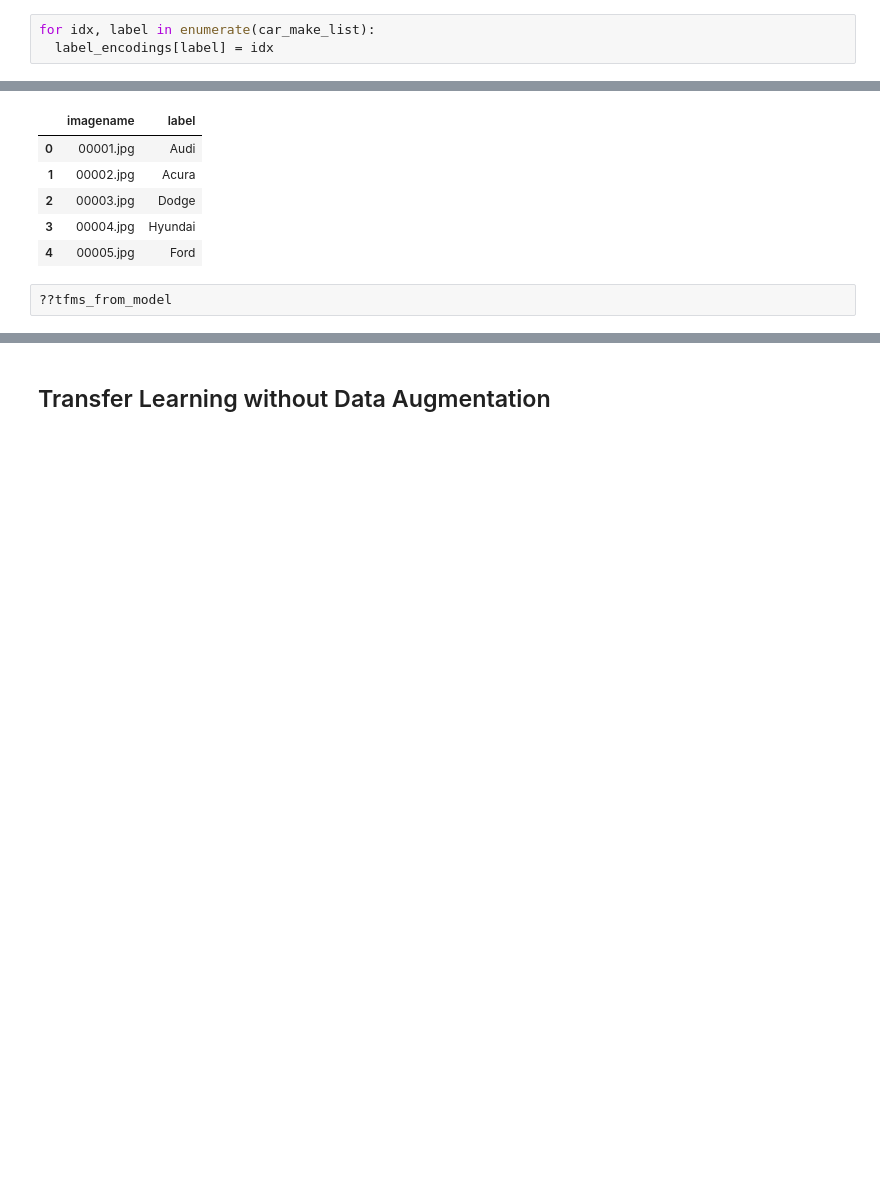
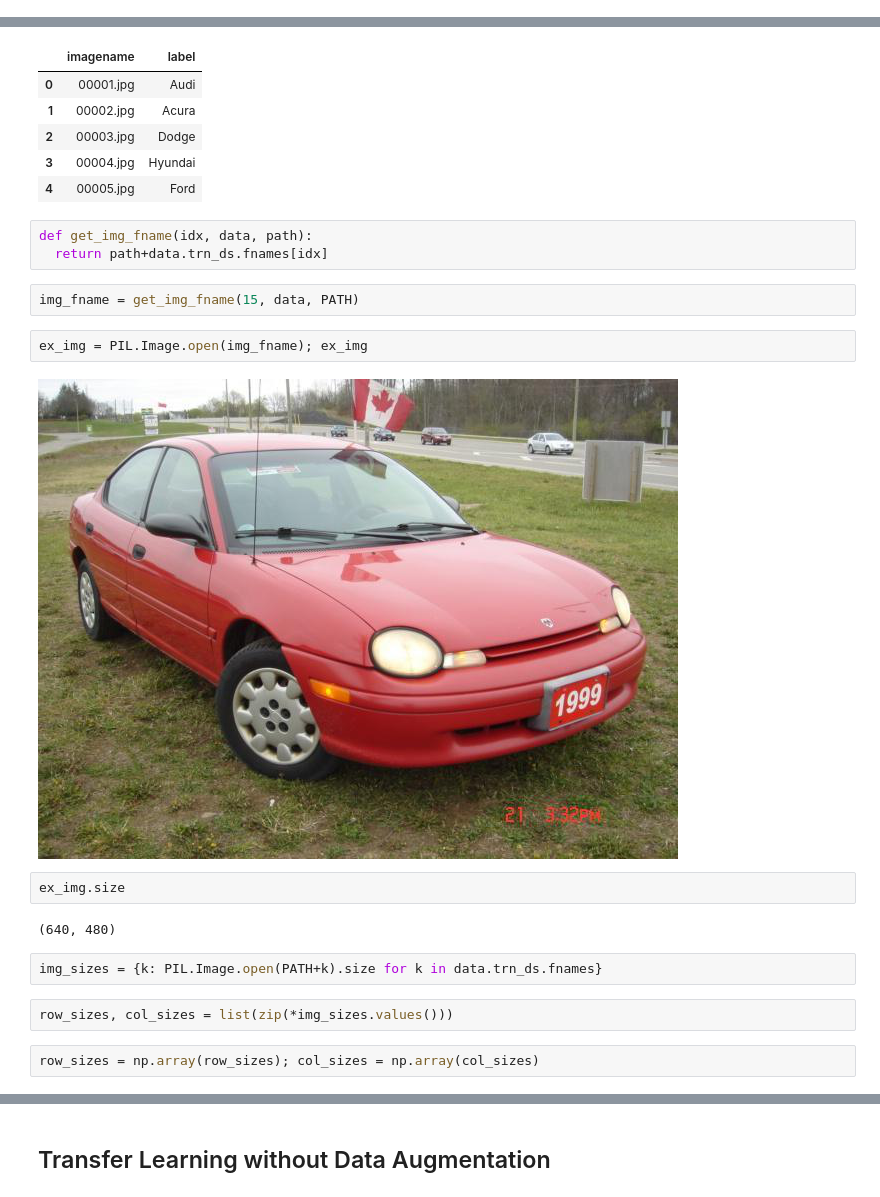
Before and after one commit to AlaaALatif/carnet, a Jupyter notebook: carnet.ipynb, the cells around one changed output, grey strips where cells are left out. Cells and saved outputs as stored; diff of their text form; blank space fills up the shorter version.

Commit message:
clean up, added data analysis and resnext sections

```diff
--- a/carnet.ipynb
+++ b/carnet.ipynb
@@ -296,6 +261,3 @@ label_encodings = {}
-# %%
-for idx, label in enumerate(car_make_list):
-  label_encodings[label] = idx
 # %%
 label_encodings
 # %% [output]
@@ -362,5 +324,22 @@ label_df.head()
 | 2 | 00003.jpg | Dodge |
 | 3 | 00004.jpg | Hyundai |
 | 4 | 00005.jpg | Ford |
-# %%
-??tfms_from_model
+# %%
+def get_img_fname(idx, data, path):
+  return path+data.trn_ds.fnames[idx]
+# %%
+img_fname = get_img_fname(15, data, PATH)
+# %%
+ex_img = PIL.Image.open(img_fname); ex_img
+# %% [output]
+[figure, added]
+# %%
+ex_img.size
+# %% [output]
+(640, 480)
+# %%
+img_sizes = {k: PIL.Image.open(PATH+k).size for k in data.trn_ds.fnames}
+# %%
+row_sizes, col_sizes = list(zip(*img_sizes.values()))
+# %%
+row_sizes = np.array(row_sizes); col_sizes = np.array(col_sizes)
```
Also changed, not shown: parts of 95 cells of this notebook.
